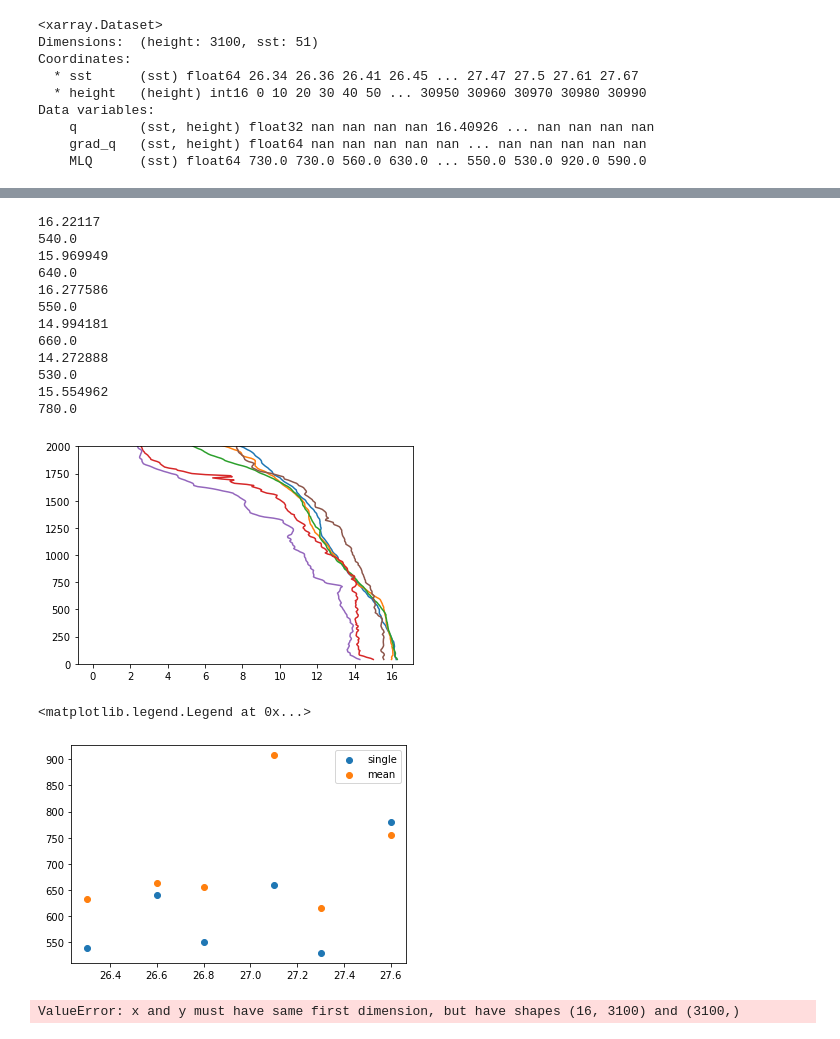
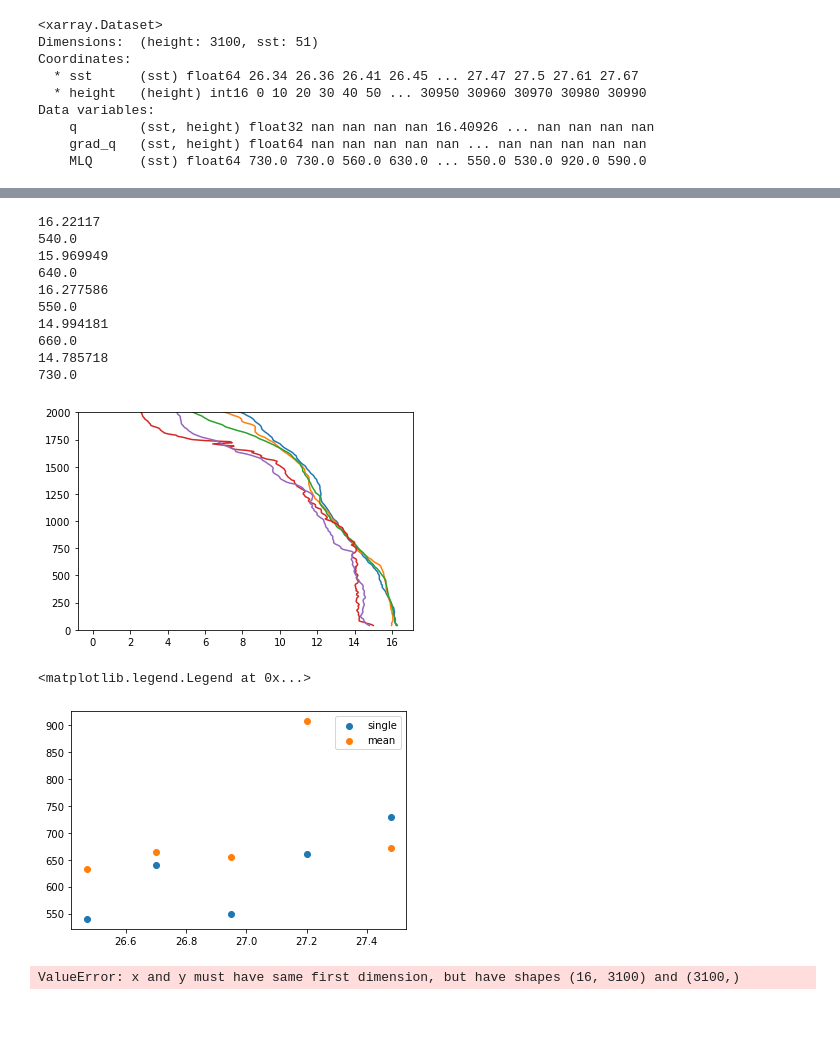
Before and after one commit to ClauClouds/SST-impact, a Jupyter notebook: reply_reviewer_q_profiles.ipynb, the cells around one changed output, grey strips where cells are left out. Drawn from its saved outputs; the diff is of its cells as text; code cells hidden in the pictures.

Commit message:
implementing new binning and plots
new binning: merging the last two bins
plot of scatter plot PBLH/LCL/ABLH vs SST for all 51 rs
modify the wiskers plot with corrected bins

```diff
--- a/reply_reviewer_q_profiles.ipynb
+++ b/reply_reviewer_q_profiles.ipynb
@@ -250,7 +246,7 @@ Data variables:
 # %%
 # building binned array of sst
 bin_size = 0.25
-binned_sst = np.round(np.arange(np.nanmin(sst_tsg_RS),np.nanmax(sst_tsg_RS), bin_size),1)
+binned_sst = np.round(np.arange(np.nanmin(RS_atalante_Data.sst.values),np.nanmax(RS_atalante_Data.sst.values), bin_size),1)
 print(np.nanmin(sst_tsg_RS), np.nanmax(sst_tsg_RS), binned_sst)
 
 #defining color palette for subsequent plots
@@ -263,14 +259,20 @@ list_test = []
 for ind_sst in range(len(binned_sst)):
 
     # slicing the bin of sst selected
-    if ind_sst < len(binned_sst)-1:
+    #sliced_data_SST = RS_atalante_Data_new.sel(sst=slice(binned_sst[ind_sst], binned_sst[ind_sst+1]))
+    # slicing the bin of sst selected
+    if ind_sst < len(binned_sst)-2:
         sliced_data_SST = RS_atalante_Data_new.sel(sst=slice(binned_sst[ind_sst], binned_sst[ind_sst+1]))
         print(binned_sst[ind_sst])
         print(binned_sst[ind_sst+1])
+    elif ind_sst == len(binned_sst)-2:
+        print('last bin')
+        print(binned_sst[ind_sst])
+        print(np.nanmax(RS_atalante_Data_new.sst.values))
+        sliced_data_SST = RS_atalante_Data_new.sel(sst=slice(binned_sst[ind_sst], np.nanmax(RS_atalante_Data_new.sst.values)))
     else:
-        print(binned_sst[ind_sst])
-        sliced_data_SST = RS_atalante_Data_new.sel(sst=slice(binned_sst[ind_sst], np.nanmax(RS_atalante_Data_new.sst.values)))
-    print(len(sliced_data_SST.sst.values))
+        break
+
     # saving the slice in a list
     list_binned_datasets.append(sliced_data_SST)
 
@@ -278,7 +280,19 @@ for ind_sst in range(len(binned_sst)):
     list_test.append(sliced_data_SST.quantile([0, 0.25, 0.5, 0.75, 1], dim="sst", skipna=True))
 
 
-binned_sst
+# calculate label marks for bins
+sst_bin_label = []
+for ind in range(len(binned_sst)-1):
+    if ind == 0:
+        sst_bin_label.append(round((np.nanmin(RS_atalante_Data.sst.values)+binned_sst[ind+1])/2,2))
+    elif ind < len(binned_sst)-2:
+        sst_bin_label.append(round((binned_sst[ind]+binned_sst[ind+1])/2,2))
+    else:
+        sst_bin_label.append(round((binned_sst[ind]+np.nanmax(RS_atalante_Data.sst.values))/2,2))
+
+print(binned_sst)
+print(sst_bin_label)
+print(np.nanmin(sst_tsg_RS), np.nanmax(sst_tsg_RS))
 # %% [output]
 26.340000000000003 27.6695 [26.3 26.6 26.8 27.1 27.3 27.6]
 26.3
@@ -381,18 +391,16 @@ for ind, el in enumerate(list_mean_binned_datasets):
 550.0
 14.994181
 660.0
-14.272888
-530.0
-15.554962
-780.0
+14.785718
+730.0
-[figure, old version]
+[figure, new version]
 # %%
-plt.scatter(binned_sst,MLQ, label='single')
-plt.scatter(binned_sst,MLQ_mean,  label='mean')
+plt.scatter(sst_bin_label,MLQ, label='single')
+plt.scatter(sst_bin_label,MLQ_mean,  label='mean')
 plt.legend()
 # %% [output]
 <matplotlib.legend.Legend at 0x...>
-[figure, old version]
+[figure, new version]
 # %%
 grad_q = np.zeros((np.shape(q_mean_profiles)[0], len(height)))
 for ind_launch in range(np.shape(q_mean_profiles)[0]):
```
Also changed, not shown: parts of 6 cells of this notebook, 2 other files.
